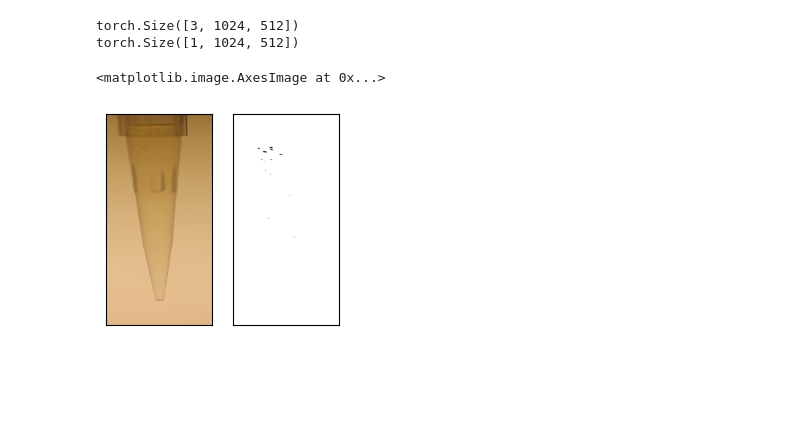
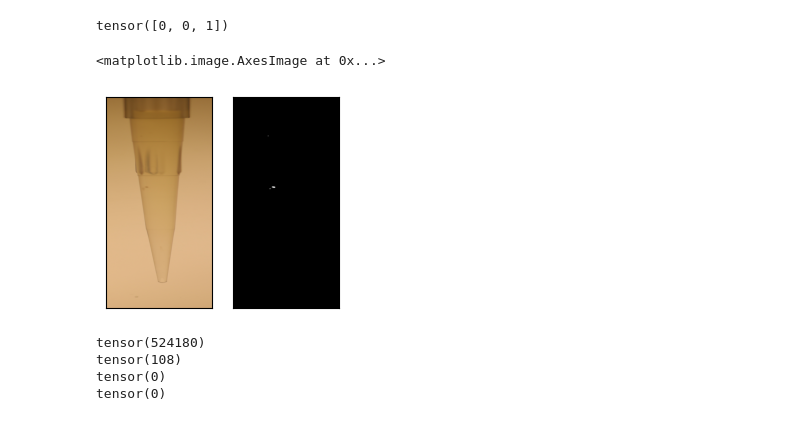
Before and after one commit to chrisdchan/gva_senior_design, a Jupyter notebook: image_processing/train.ipynb, the cells around one changed output. Cells and saved outputs as stored; diff of their text form; code cells hidden in the pictures; blank space fills up the shorter version.

```diff
--- a/image_processing/train.ipynb
+++ b/image_processing/train.ipynb
@@ -80,28 +80,30 @@ images_path = "data/images/"
 labels_path = "data/labels"
 dataset = GvaDataset(images_path, labels_path, transform=transform)
 train_loader = DataLoader(dataset, batch_size=1, shuffle=True)
+# %%
+x = torch.tensor([2, 2, 1])
+x[x == 2] = 0
+print(x)
+# %% [output]
+tensor([0, 0, 1])
 # %%
 import matplotlib.pyplot as plt
 
 
-img, lab = dataset[0]
+img, lab = dataset[4]
 
-print(img.shape)
-print(lab.shape)
 lab = lab.squeeze(0)
 
 fig, ax = plt.subplots(1, 2, figsize=(3, 10))
 ax[0].imshow(img.permute(1, 2, 0))
 ax[0].set_yticks([])
 ax[0].set_xticks([])
 ax[1].set_yticks([])
 ax[1].set_xticks([])
 ax[1].imshow(lab, cmap="gray")
 # %% [output]
-torch.Size([3, 1024, 512])
-torch.Size([1, 1024, 512])
+<matplotlib.image.AxesImage at 0x...>
-<matplotlib.image.AxesImage at 0x...>
-[figure, old version]
+[figure, new version]
 # %%
 from models.unet import UNet
 import torch.optim as optim
@@ -114,4 +116,15 @@ criterion = nn.CrossEntropyLoss()
 experiment = Experiment(model, criterion, optimizer, device)
+# %%
+img, lab = dataset[4]
+print(torch.sum(lab == 0))
+print(torch.sum(lab == 1))
+print(torch.sum(lab == 2))
+print(torch.sum(lab == 3))
+# %% [output]
+tensor(524180)
+tensor(108)
+tensor(0)
+tensor(0)
 # %%
 experiment.train(train_loader=train_loader, epochs=10)
 # %% [output]
```
Also changed, not shown: parts of 3 cells of this notebook, 3 other files.
